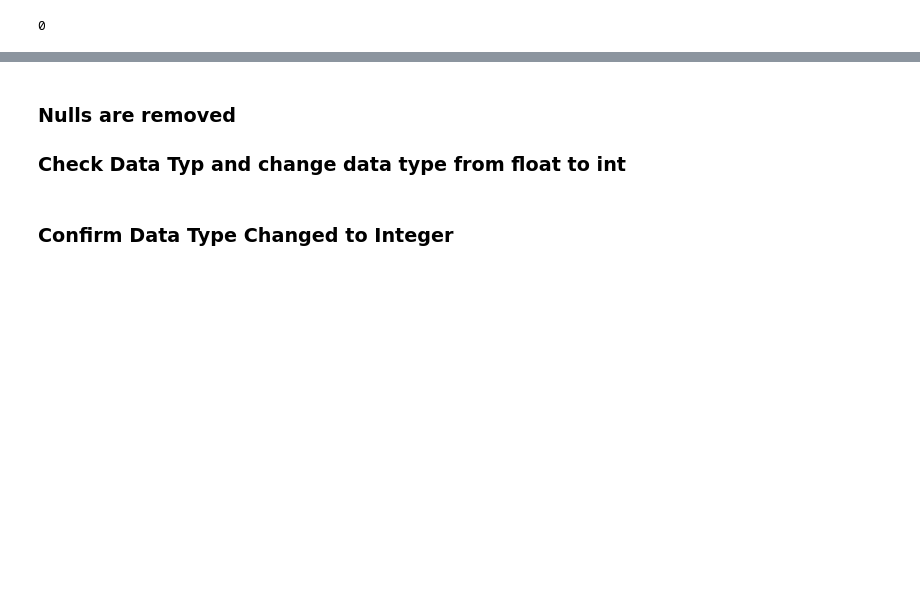
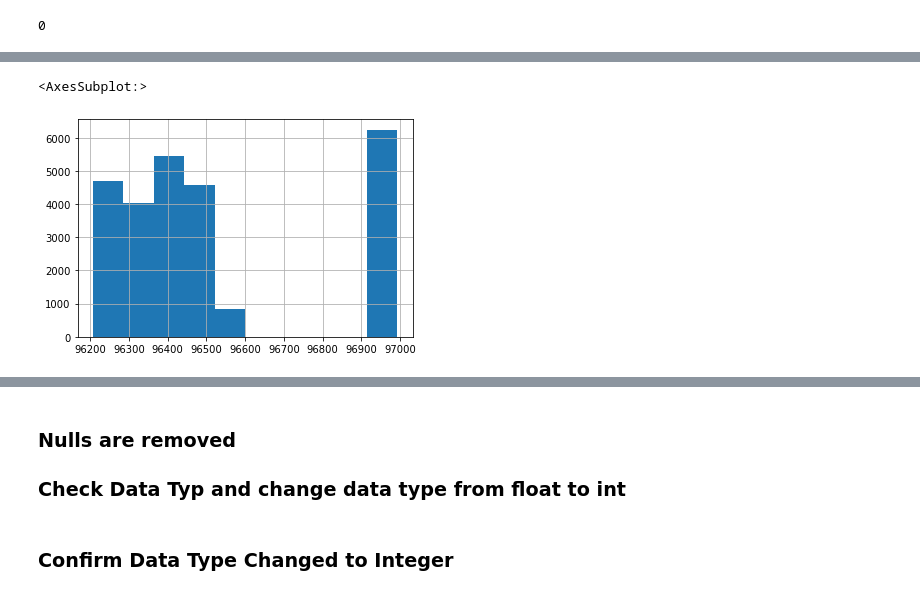
Before and after one commit to kanieladenis/zillow_regression_project, a Jupyter notebook: zillow_regression_project_working.ipynb, the cells around one changed output, grey strips where cells are left out. Saved outputs shown, nothing was run; the diff lists cells and outputs as text; code cells hidden in the pictures; blank space fills up the shorter version.

```diff
--- a/zillow_regression_project_working.ipynb
+++ b/zillow_regression_project_working.ipynb
@@ -374,0 +424,5 @@ df.pools.isna().sum()
+# %%
+df[(df.zipcode > 96206) & (df.zipcode < 96995)].zipcode.hist()
+# %% [output]
+<AxesSubplot:>
+[figure, added]
```
Also changed, not shown: parts of 36 cells of this notebook.
